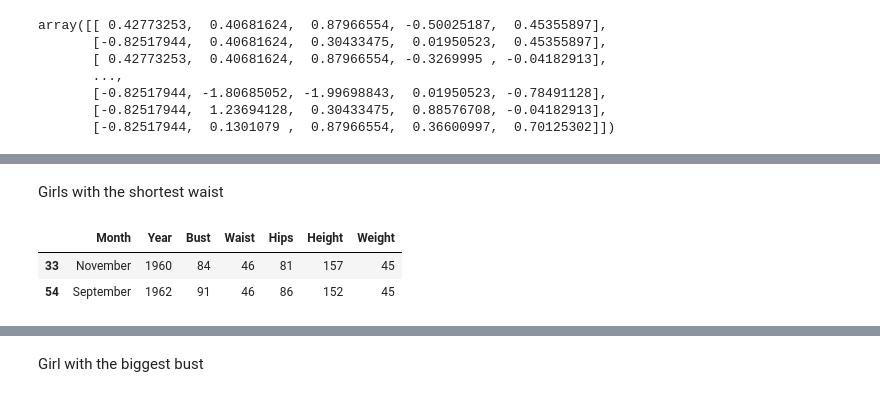
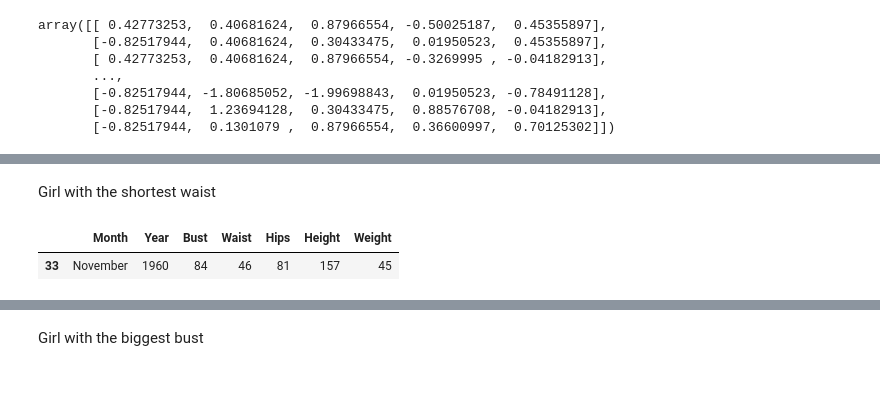
Before and after one commit to duboviy/data_science, a Jupyter notebook: playboy_girls_analysis/main.ipynb, the cells around one changed output, grey strips where cells are left out. Saved outputs shown, nothing was run; the diff lists cells and outputs as text; code cells hidden in the pictures.

Commit message:
Add some additional playboy girls analysis notebook prototype stats + photo links

```diff
--- a/playboy_girls_analysis/main.ipynb
+++ b/playboy_girls_analysis/main.ipynb
@@ -140,8 +143,7 @@ girls_num
 # %% [markdown]
-Girls with the shortest waist
+Girl with the shortest waist
 # %%
-girls[girls['Waist'] == min(girls['Waist'])]
+girls[girls['Waist'] == min(girls['Waist'])].head(1)
 # %% [output]
 |  | Month | Year | Bust | Waist | Hips | Height | Weight |
 | 33 | November | 1960 | 84 | 46 | 81 | 157 | 45 |
-| 54 | September | 1962 | 91 | 46 | 86 | 152 | 45 |
```
Also changed, not shown: parts of 35 cells of this notebook.
